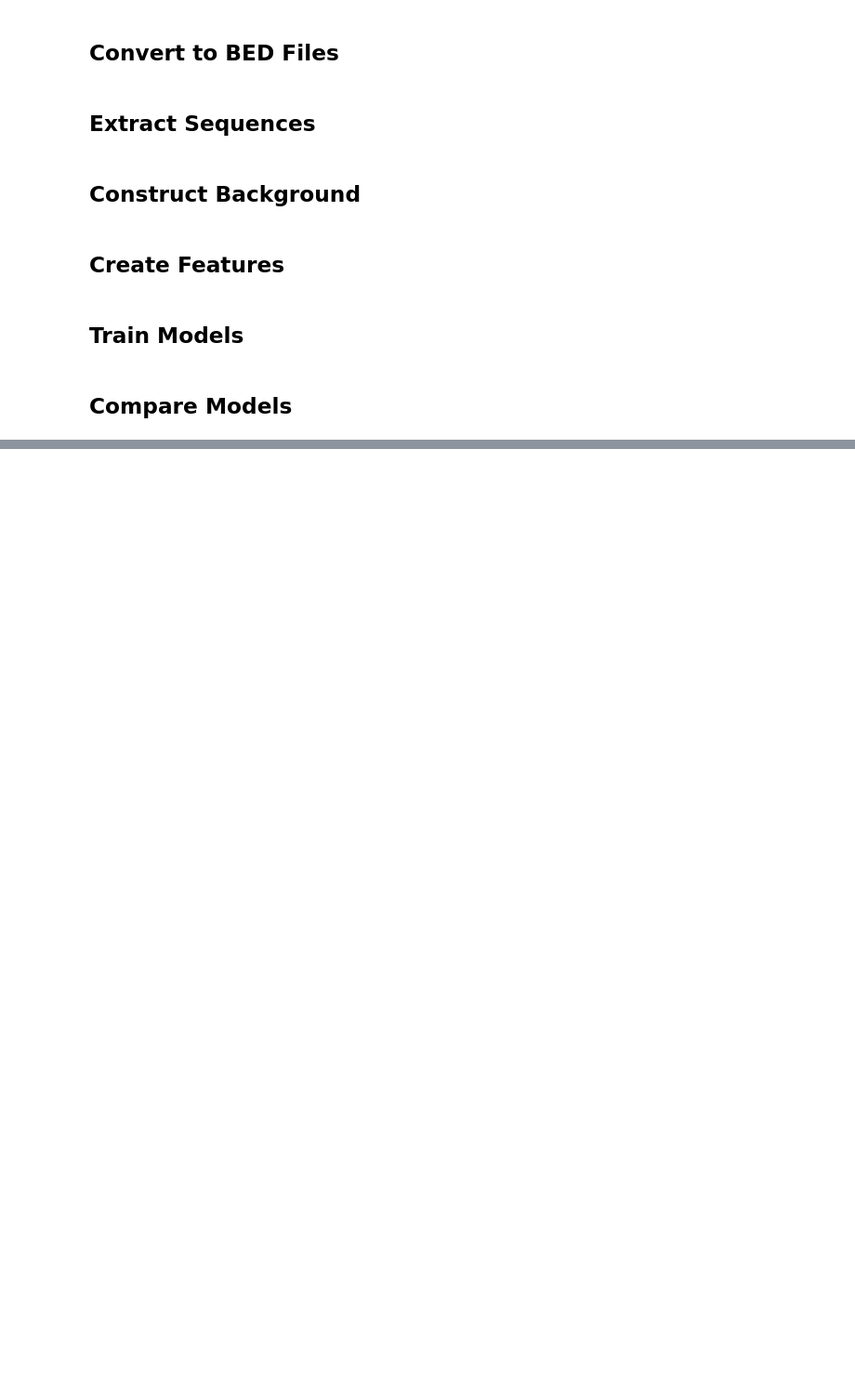
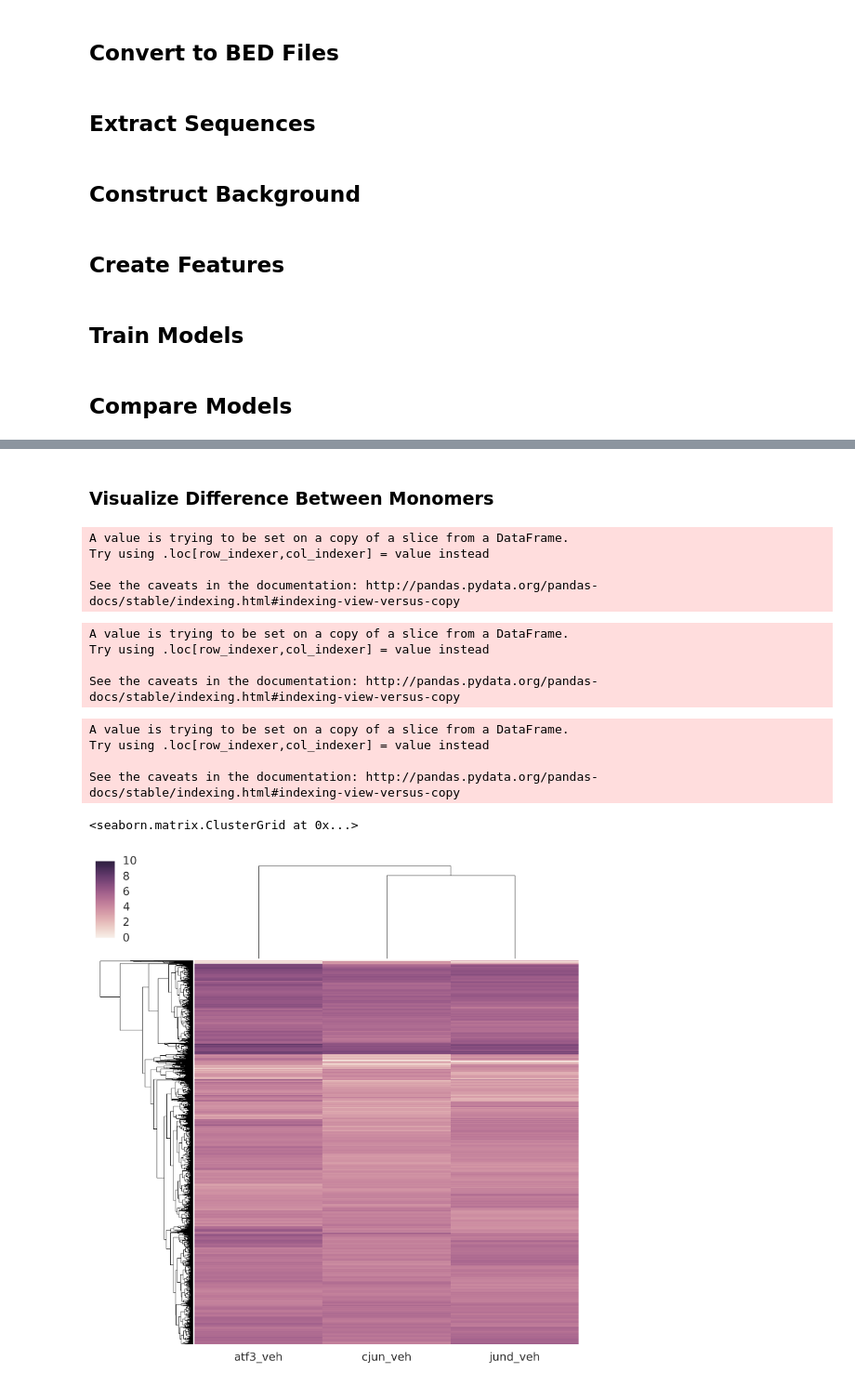
Before and after one commit to jenhantao/ipython-notebooks, a Jupyter notebook: AP-1 FDR Analysis.ipynb, the cells around one changed output, grey strips where cells are left out. Shown at 93% size. Drawn from its saved outputs; the diff is of its cells as text; code cells hidden in the pictures; blank space fills up the shorter version.

```diff
--- a/AP-1 FDR Analysis.ipynb
+++ b/AP-1 FDR Analysis.ipynb
@@ -411,0 +549,2 @@ done
+# %% [markdown]
+### Visualize Difference Between Monomers
@@ -411,0 +571,56 @@ done
+# %%
+conditions = set()
+for col in annotated_frame.columns[6:]:
+    condition = '_'.join(col.split('_')[:2])
+    conditions.add(condition)
+annotated_mean_frame = annotated_frame[[]]
+for condition in sorted(conditions):
+    mean_tags = annotated_frame[[x for x in annotated_frame.columns if condition in x]].mean(axis=1)
+    annotated_mean_frame[condition] = mean_tags.values
+# %% [output]
+A value is trying to be set on a copy of a slice from a DataFrame.
+Try using .loc[row_indexer,col_indexer] = value instead
+
+See the caveats in the documentation: http://pandas.pydata.org/pandas-docs/stable/indexing.html#indexing-view-versus-copy
+# %%
+indices = set()
+factors=['atf3', 'cjun', 'jund']
+for treatment in ['veh']:
+    for factor in factors:
+        idr_indices = set(summary_frame[summary_frame['_'.join([factor, treatment, 'idr'])] > 0].index.values)
+        indices = indices.union(idr_indices)
+indices = sorted(indices)
+data = annotated_mean_frame[annotated_mean_frame.index.isin(indices)][['atf3_veh', 'cjun_veh', 'jund_veh']]
+data = data[data.min(axis=1)>0]
+normed_data = data[[]]
+for col in data:
+    normalized_vals_1, normalized_vals_2 = quantile_normalize(data['atf3_veh'].values, data[col].values)
+    normed_data[col] = normalized_vals_2
+# %% [output]
+A value is trying to be set on a copy of a slice from a DataFrame.
+Try using .loc[row_indexer,col_indexer] = value instead
+
+See the caveats in the documentation: http://pandas.pydata.org/pandas-docs/stable/indexing.html#indexing-view-versus-copy
+# %%
+medians = normed_data.median(axis=1)
+mins = normed_data.min(axis=1)
+maxes = normed_data.max(axis=1)
+ranges = maxes - mins
+normed_distances = normed_data[[]]
+for col in data:
+    normed_distances[col] = (data[col].values- medians)/ranges
+# %% [output]
+A value is trying to be set on a copy of a slice from a DataFrame.
+Try using .loc[row_indexer,col_indexer] = value instead
+
+See the caveats in the documentation: http://pandas.pydata.org/pandas-docs/stable/indexing.html#indexing-view-versus-copy
+# %%
+sns.clustermap(np.log2(data+1),
+               yticklabels=False,
+               vmax=10,
+#                metric = 'correlation',
+#                method = 'centroid'
+              )
+# %% [output]
+<seaborn.matrix.ClusterGrid at 0x...>
+[figure, added]
```
Also changed, not shown: parts of 14 cells of this notebook.
